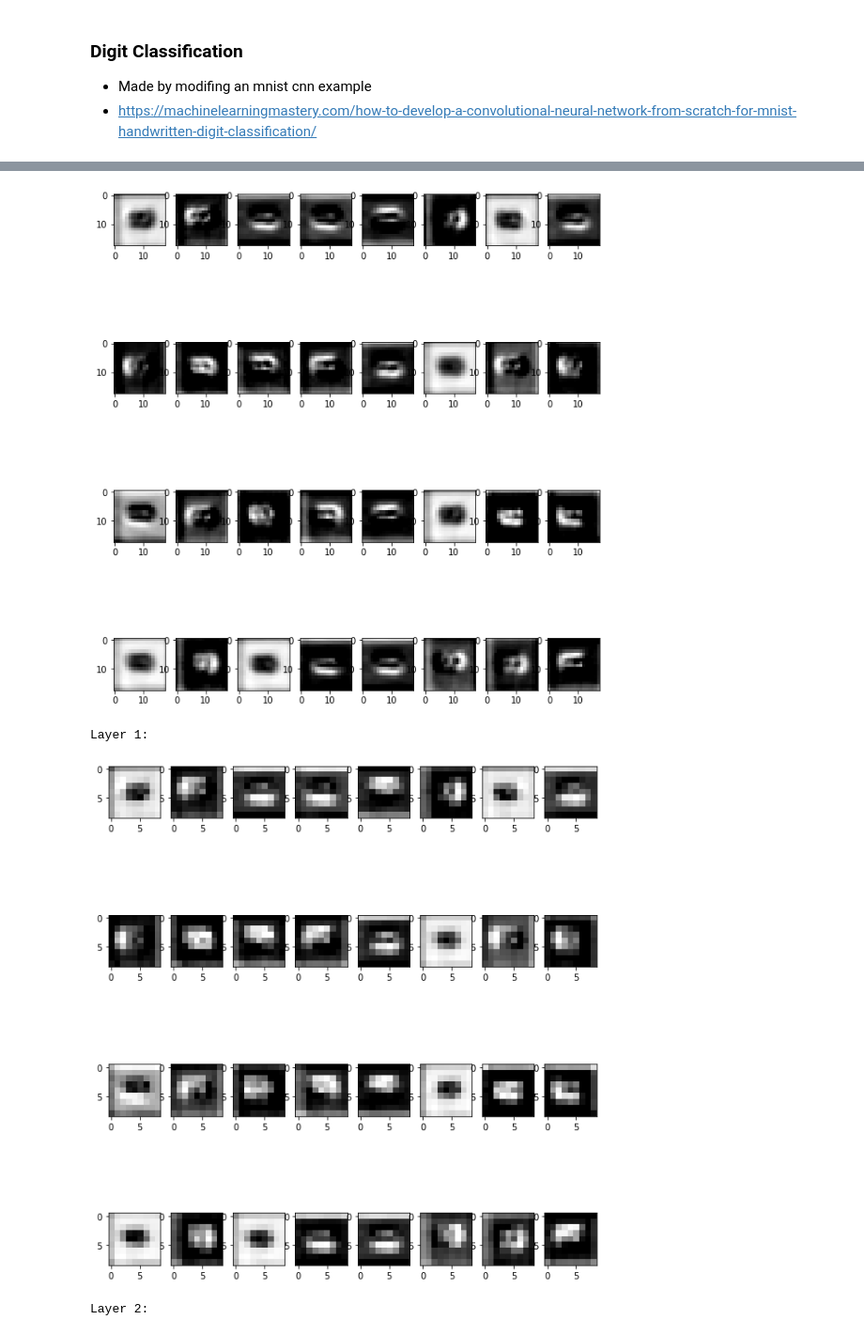
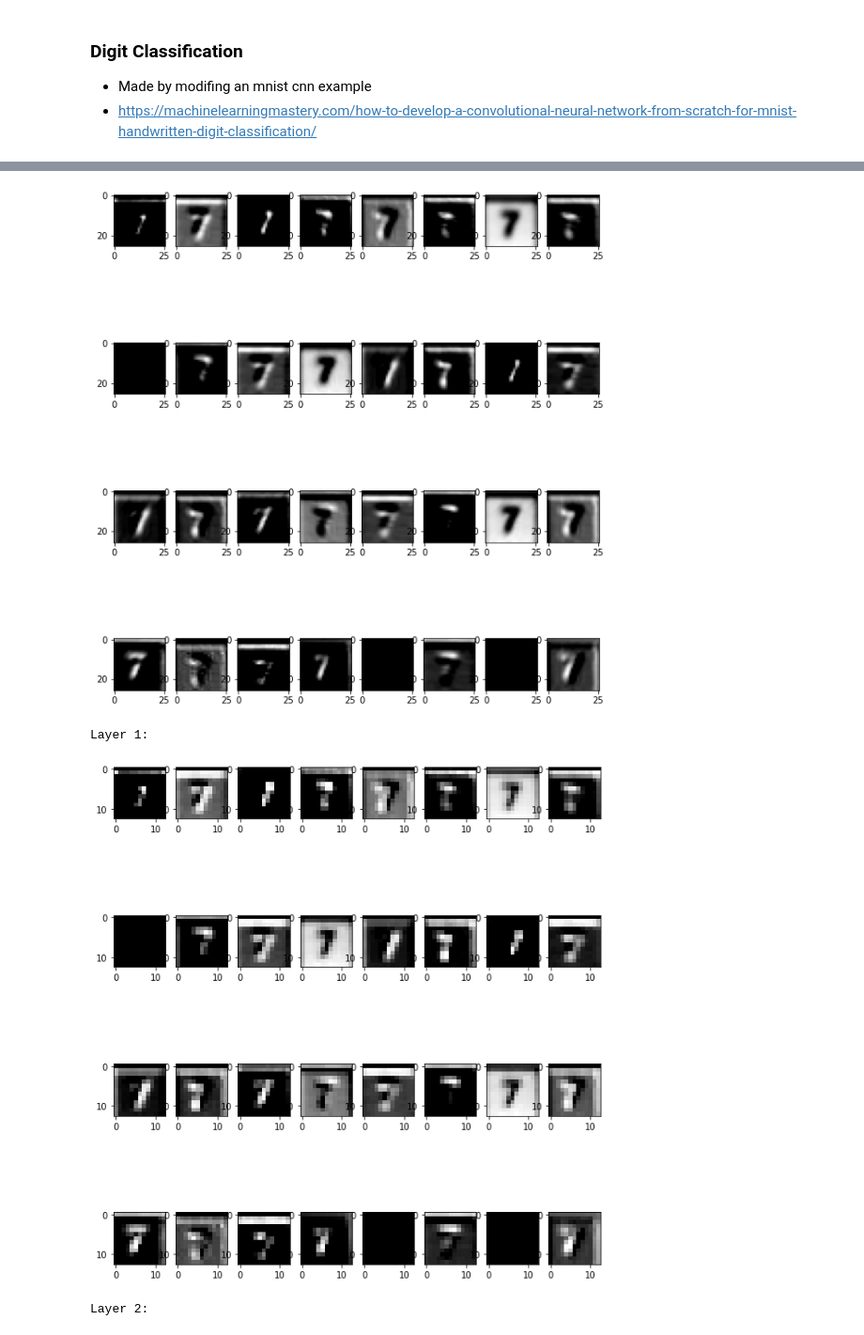
Before and after one commit to pshobowale/SudokuSolver, a Jupyter notebook: doc/CNN.ipynb, the cells around one changed output, grey strips where cells are left out. Shown at 94% size. Cells and saved outputs as stored; diff of their text form; code cells hidden in the pictures.

Commit message:
Retrained Classifier and added Testcases for solver

```diff
--- a/doc/CNN.ipynb
+++ b/doc/CNN.ipynb
@@ -14,6 +16,11 @@ from tensorflow.keras import layers
+# %%
+X_mnist= X_mnist.astype("float32") / 255
+X_mnist = np.expand_dims(X_mnist, -1)
+Y_mnist = keras.utils.to_categorical(Y_mnist, 10)
 # %%
-file=open("/home/seun/Documents/Programme/Python/SudokuSolver/test/Dataset/Dataset.dat","rb")
+file=open("/home/seun/Documents/Programme/Python/SudokuSolver/doc/Dataset_Final.dat","rb")
 dataset=pickle.load(file)
+dataset.insert(0,("Label","Image"))
 file.close()
 # %%
 print("Samplesize: ",len(dataset))
@@ -73,6 +80,6 @@ plt.show()
 # %%
 num_classes = 10
-input_shape = (20, 20, 1)
+input_shape = (28, 28, 1)
 model = keras.Sequential(
     [
         keras.Input(shape=input_shape),
@@ -106,10 +113,13 @@ Trainable params: 24,586
 Non-trainable params: 0
 _________________________________________________________________
 # %%
-batch_size = 40
-epochs = 70
+batch_size = 128
 
 model.compile(loss="categorical_crossentropy", optimizer="adam", metrics=["accuracy"])
 
-history=model.fit(X_Train, Y_Train, batch_size=batch_size, epochs=epochs, validation_split=0.1)
+print("pretrain with mnist")
+model.fit(X_mnist, Y_mnist, batch_size=batch_size, epochs=15, validation_split=0.1)
+
+print("tranfertraining printed digits")
+history=model.fit(X_Train, Y_Train, batch_size=batch_size, epochs=30, validation_split=0.1)
 # %% [output]
@@ -177,7 +188,7 @@ def display_activation(activations, col_size, row_size, act_index):
             ax[row][col].imshow(activation[0, :, :, activation_index], cmap='gray')
             activation_index += 1
 for i in range(10):
-    activations = activation_model.predict(X_Train[i].reshape(1,20,20,1))
+    activations = activation_model.predict(X_Train[i].reshape(1,28,28,1))
     print("\nLabel: "+str(np.argmax(Y_Train[i])))
     for i in range(3):
         print("Layer "+str(i)+":\n\n")
@@ -195,5 +206,5 @@ Label: 8
 Layer 0:
-[figure, old version]
+[figure, new version]
 Layer 1:
-[figure, old version]
+[figure, new version]
 Layer 2:
```
Also changed, not shown: parts of 10 cells of this notebook, 6 other files.
